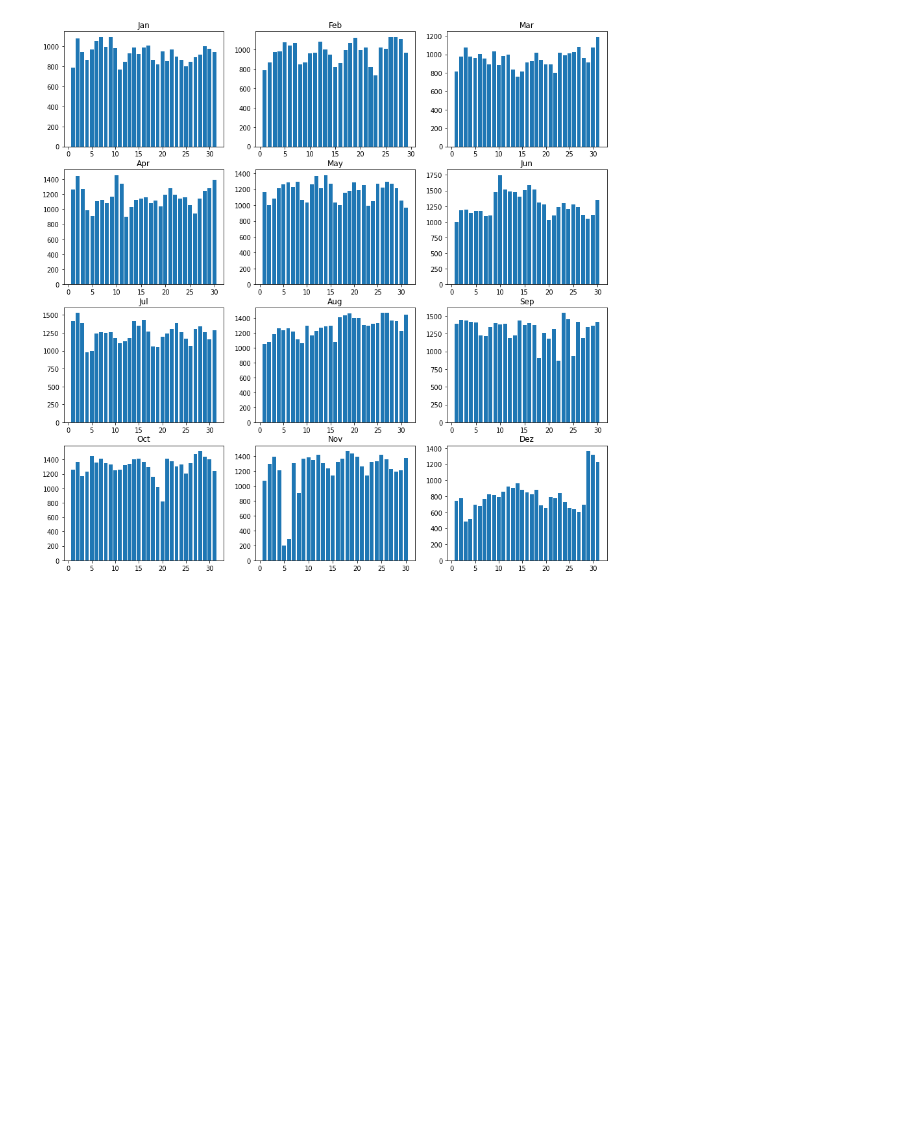
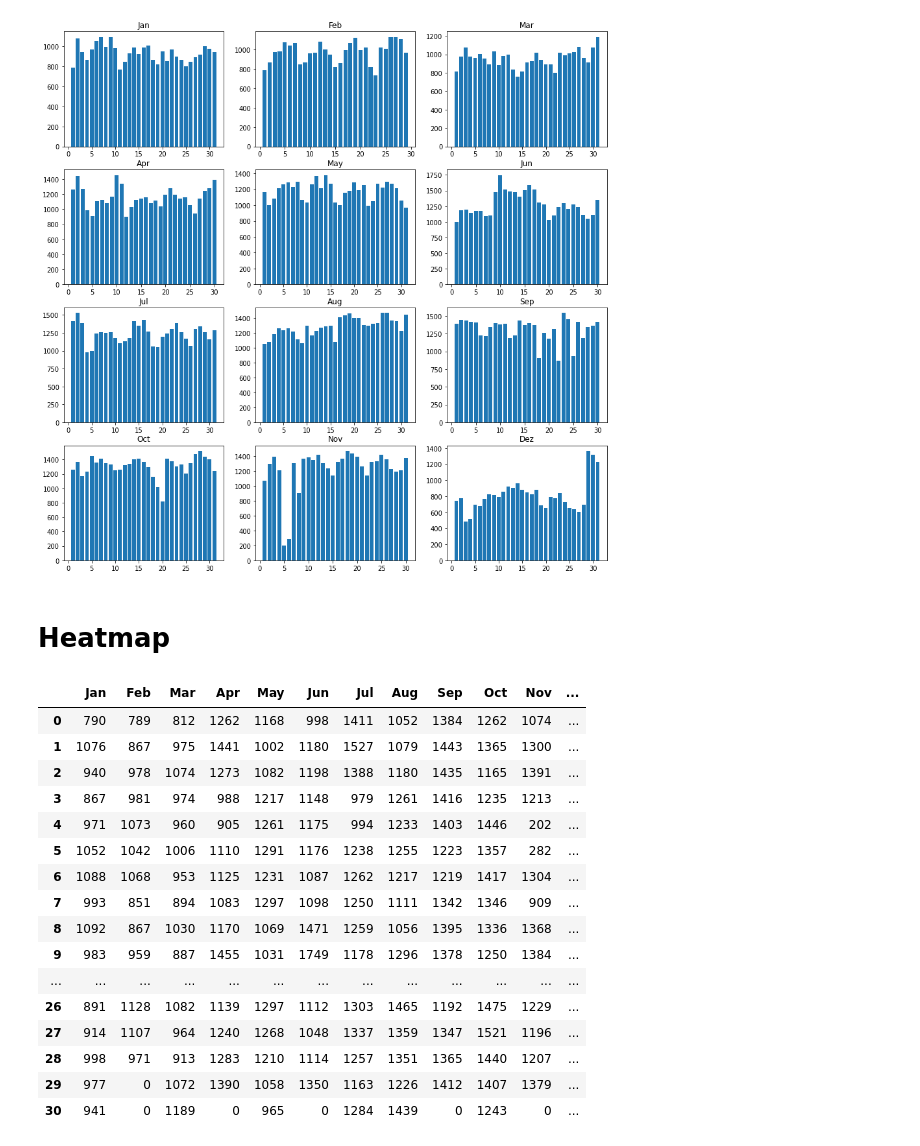
Before and after one commit to rmatschke/AI_public_discourse_on_reddit, a Jupyter notebook: PlottingResults.ipynb, the cells around one changed output. Drawn from its saved outputs; the diff is of its cells as text; code cells hidden in the pictures; blank space fills up the shorter version.

```diff
--- a/PlottingResults.ipynb
+++ b/PlottingResults.ipynb
@@ -101,3 +89,5 @@ for ax in axs:
 plt.savefig("AllMonths-Length.png")
 # %% [output]
 [figure]
+# %% [markdown]
+# Heatmap
@@ -103,0 +105,20 @@ plt.savefig("AllMonths-Length.png")
+# %%
+pd_months
+# %% [output]
+|  | Jan | Feb | Mar | Apr | May | Jun | Jul | Aug | Sep | Oct | Nov | ... |
+| 0 | 790 | 789 | 812 | 1262 | 1168 | 998 | 1411 | 1052 | 1384 | 1262 | 1074 | ... |
+| 1 | 1076 | 867 | 975 | 1441 | 1002 | 1180 | 1527 | 1079 | 1443 | 1365 | 1300 | ... |
+| 2 | 940 | 978 | 1074 | 1273 | 1082 | 1198 | 1388 | 1180 | 1435 | 1165 | 1391 | ... |
+| 3 | 867 | 981 | 974 | 988 | 1217 | 1148 | 979 | 1261 | 1416 | 1235 | 1213 | ... |
+| 4 | 971 | 1073 | 960 | 905 | 1261 | 1175 | 994 | 1233 | 1403 | 1446 | 202 | ... |
+| 5 | 1052 | 1042 | 1006 | 1110 | 1291 | 1176 | 1238 | 1255 | 1223 | 1357 | 282 | ... |
+| 6 | 1088 | 1068 | 953 | 1125 | 1231 | 1087 | 1262 | 1217 | 1219 | 1417 | 1304 | ... |
+| 7 | 993 | 851 | 894 | 1083 | 1297 | 1098 | 1250 | 1111 | 1342 | 1346 | 909 | ... |
+| 8 | 1092 | 867 | 1030 | 1170 | 1069 | 1471 | 1259 | 1056 | 1395 | 1336 | 1368 | ... |
+| 9 | 983 | 959 | 887 | 1455 | 1031 | 1749 | 1178 | 1296 | 1378 | 1250 | 1384 | ... |
+| ... | ... | ... | ... | ... | ... | ... | ... | ... | ... | ... | ... | ... |
+| 26 | 891 | 1128 | 1082 | 1139 | 1297 | 1112 | 1303 | 1465 | 1192 | 1475 | 1229 | ... |
+| 27 | 914 | 1107 | 964 | 1240 | 1268 | 1048 | 1337 | 1359 | 1347 | 1521 | 1196 | ... |
+| 28 | 998 | 971 | 913 | 1283 | 1210 | 1114 | 1257 | 1351 | 1365 | 1440 | 1207 | ... |
+| 29 | 977 | 0 | 1072 | 1390 | 1058 | 1350 | 1163 | 1226 | 1412 | 1407 | 1379 | ... |
+| 30 | 941 | 0 | 1189 | 0 | 965 | 0 | 1284 | 1439 | 0 | 1243 | 0 | ... |
```
Also changed, not shown: parts of 9 cells of this notebook.
